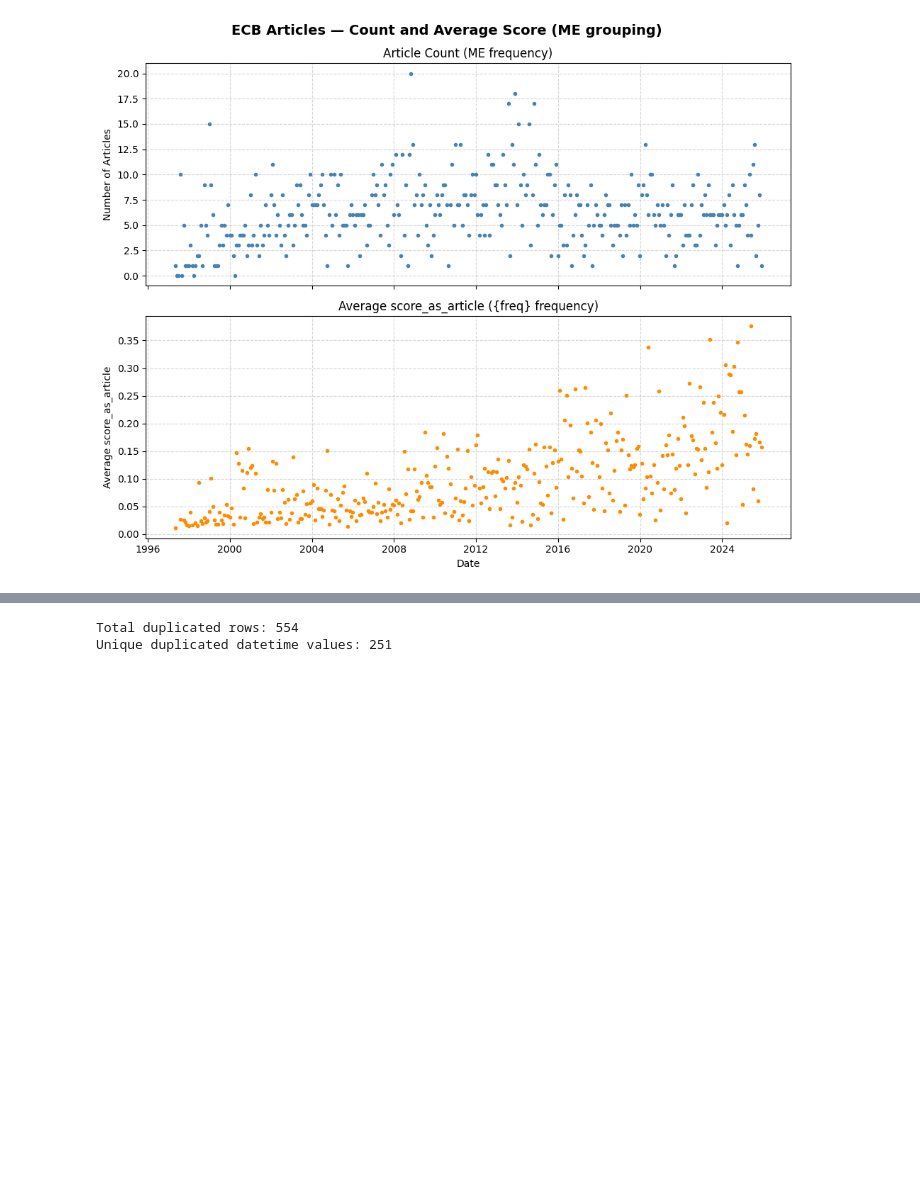
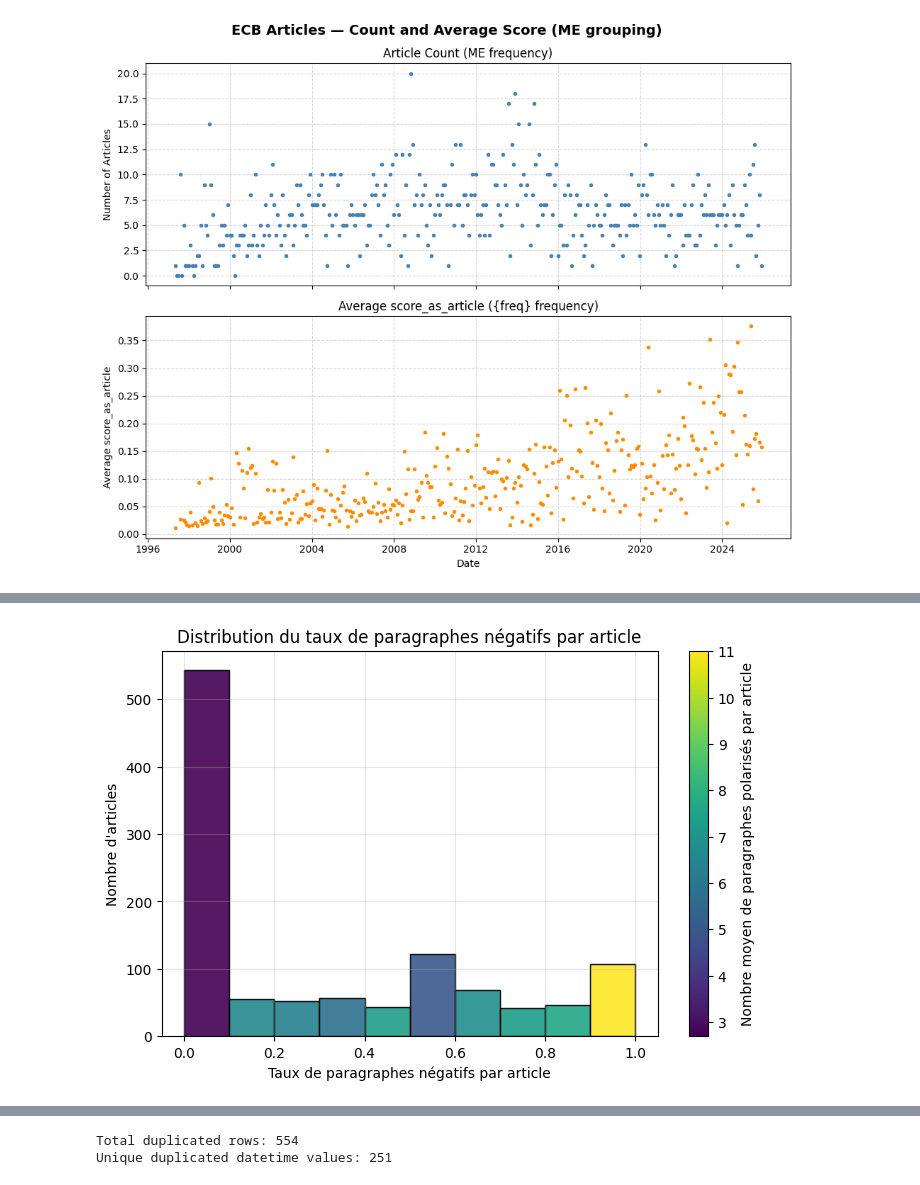
Before and after one commit to amjn480/project_ml_pm_vautrin_jean, a Jupyter notebook: main.ipynb, the cells around one changed output, grey strips where cells are left out. Cells and saved outputs as stored; diff of their text form; code cells hidden in the pictures; blank space fills up the shorter version.

```diff
--- a/main.ipynb
+++ b/main.ipynb
@@ -1222,0 +1643,46 @@ study_df.head()
+# %%
+import numpy as np
+import matplotlib.pyplot as plt
+from matplotlib.colors import Normalize
+from matplotlib.cm import ScalarMappable
+
+bins = np.arange(0, 1.1, 0.1)
+
+# Histogram counts
+counts, edges = np.histogram(taux_negatif, bins=bins)
+
+# Indices des bins
+bin_indices = np.digitize(taux_negatif, bins) - 1
+
+# Moyenne du nombre de paragraphes polarisés par bin
+mean_nb_paragraphs = []
+for i in range(len(bins) - 1):
+    mask = bin_indices == i
+    if mask.any():
+        mean_nb_paragraphs.append(np.mean(np.array(number_polarized_paragraphs)[mask]))
+    else:
+        mean_nb_paragraphs.append(0)
+mean_nb_paragraphs = np.array(mean_nb_paragraphs)
+
+# Normalisation pour colormap
+norm = Normalize(vmin=np.nanmin(mean_nb_paragraphs), vmax=np.nanmax(mean_nb_paragraphs))
+colors = plt.cm.viridis(norm(mean_nb_paragraphs))
+
+# Tracer
+fig, ax = plt.subplots(figsize=(8,5))
+ax.bar(edges[:-1], counts, width=np.diff(edges), align="edge", color=colors,
+       edgecolor="black", alpha=0.9)
+
+# Colorbar
+sm = ScalarMappable(cmap=plt.cm.viridis, norm=norm)
+sm.set_array([])
+cbar = plt.colorbar(sm, ax=ax)
+cbar.set_label("Nombre moyen de paragraphes polarisés par article")
+
+ax.set_xlabel("Taux de paragraphes négatifs par article")
+ax.set_ylabel("Nombre d'articles")
+ax.set_title("Distribution du taux de paragraphes négatifs par article")
+ax.grid(alpha=0.3)
+plt.show()
+# %% [output]
+[figure, added]
```
Also changed, not shown: parts of 18 cells of this notebook, 1 other file.
